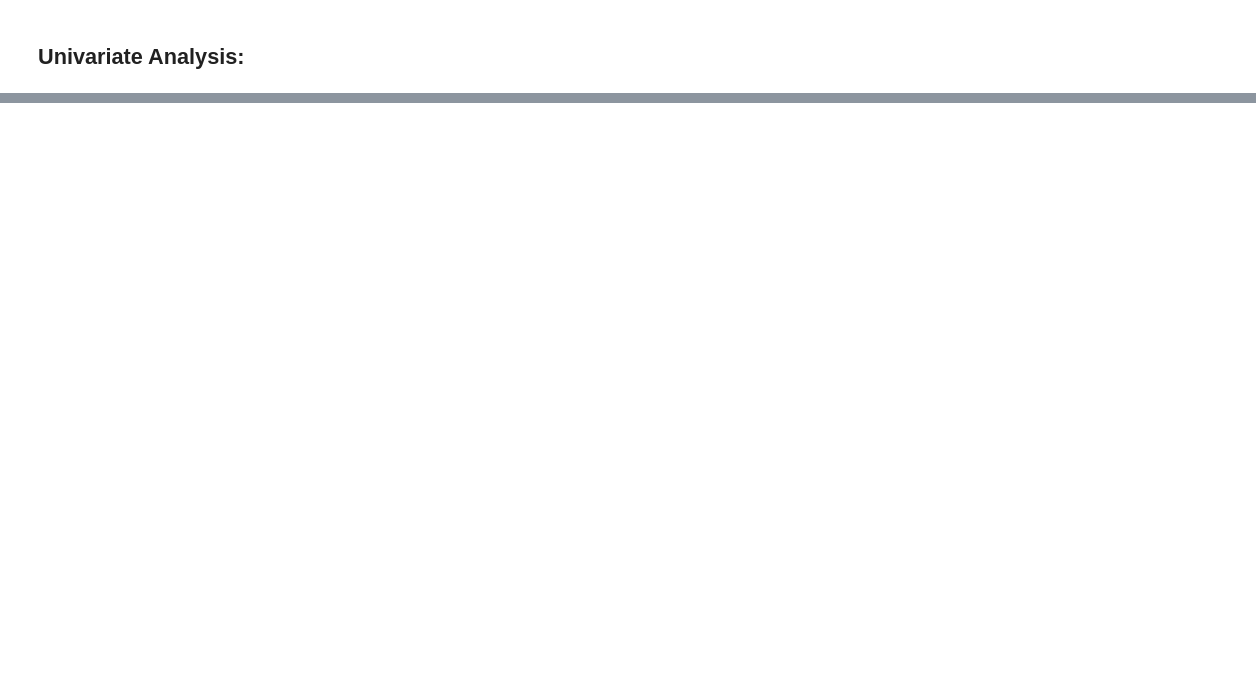
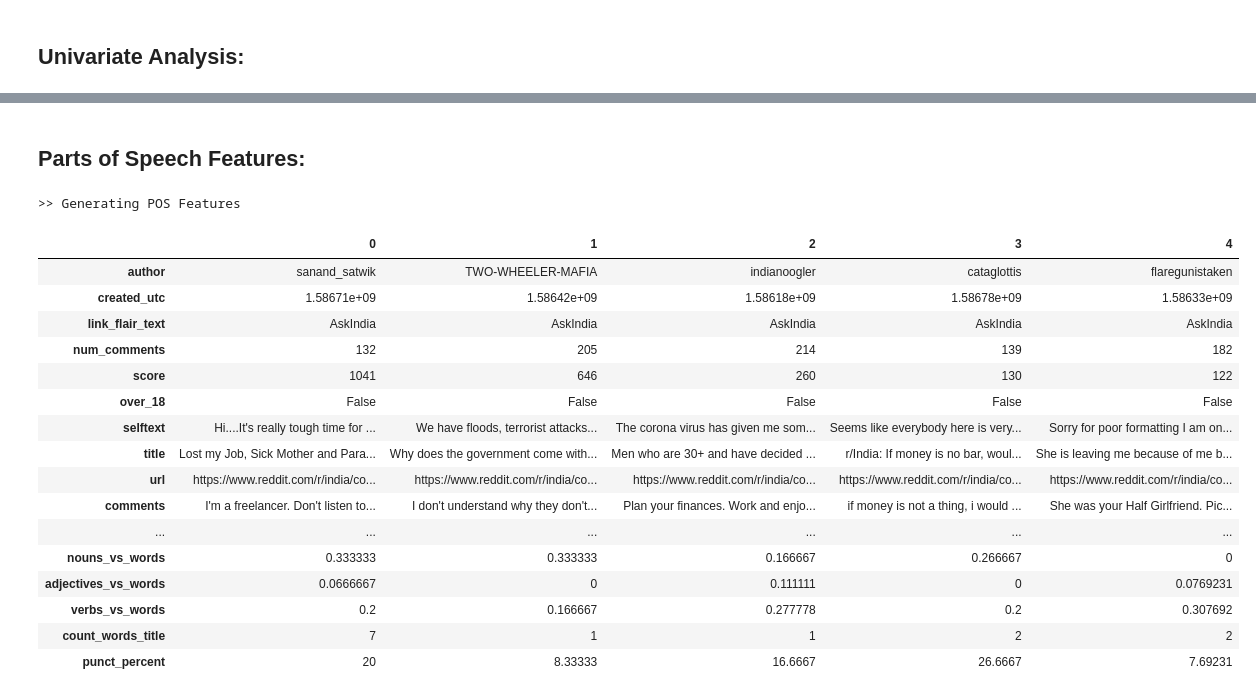
Before and after one commit to gauravchopracg/Reddit-Flair-Detection, a Jupyter notebook: Jupyter Notebooks/Part_II_Exploratory_Data_Analysis_(EDA).ipynb, the cells around one changed output, grey strips where cells are left out. Drawn from its saved outputs; the diff is of its cells as text; code cells hidden in the pictures; blank space fills up the shorter version.

```diff
--- a/Jupyter Notebooks/Part_II_Exploratory_Data_Analysis_(EDA).ipynb
+++ b/Jupyter Notebooks/Part_II_Exploratory_Data_Analysis_(EDA).ipynb
@@ -586,14 +44,0 @@ porter.stem(sentence)
-# %%
-from nltk.tokenize import sent_tokenize, word_tokenize
-
-def stemSentence(sentence):
-  token_words = word_tokenize(sentence)
-  token_words
-  stem_sentence = []
-  for word in token_words:
-    stem_sentence.append(porter.stem(word))
-    stem_sentence.append(" ")
-  return "".join(stem_sentence)
-
-x = stemSentence(sentence)
-print(x)
@@ -663,0 +246,3 @@ for word in sentence_words:
+# %%
+df['title'] = df['title'].astype(str)
+df['link_flair_text'] = df['link_flair_text'].astype(str)
@@ -663,0 +373,49 @@ for word in sentence_words:
+# %% [markdown]
+Parts of Speech Features:
+---
+# %%
+def tag_part_of_speech(text):
+    text_splited = text.split(' ')
+    text_splited = [''.join(c for c in s if c not in string.punctuation) for s in text_splited]
+    text_splited = [s for s in text_splited if s]
+    pos_list = pos_tag(text_splited)
+    noun_count = len([w for w in pos_list if w[1] in ('NN','NNP','NNPS','NNS')])
+    adjective_count = len([w for w in pos_list if w[1] in ('JJ','JJR','JJS')])
+    verb_count = len([w for w in pos_list if w[1] in ('VB','VBD','VBG','VBN','VBP','VBZ')])
+    return[noun_count, adjective_count, verb_count]
+# %%
+print(">> Generating POS Features")
+for df in ([df]):
+    df['nouns'], df['adjectives'], df['verbs'] = zip(*df['title'].apply(
+        lambda comment: tag_part_of_speech(comment)))
+    df['nouns_vs_length'] = df['nouns'] / df['char_count']
+    df['adjectives_vs_length'] = df['adjectives'] / df['char_count']
+    df['verbs_vs_length'] = df['verbs'] /df['char_count']
+    df['nouns_vs_words'] = df['nouns'] / df['num_words']
+    df['adjectives_vs_words'] = df['adjectives'] / df['num_words']
+    df['verbs_vs_words'] = df['verbs'] / df['num_words']
+    # More Handy Features
+    df["count_words_title"] = df["title"].apply(lambda x: len([w for w in str(x).split() if w.istitle()]))
+    df['punct_percent']= df['num_punctuation']*100/df['num_words']
+# %% [output]
+>> Generating POS Features
+# %%
+df.head().T
+# %% [output]
+|  | 0 | 1 | 2 | 3 | 4 |
+| author | sanand_satwik | TWO-WHEELER-MAFIA | indianoogler | cataglottis | flaregunistaken |
+| created_utc | 1.58671e+09 | 1.58642e+09 | 1.58618e+09 | 1.58678e+09 | 1.58633e+09 |
+| link_flair_text | AskIndia | AskIndia | AskIndia | AskIndia | AskIndia |
+| num_comments | 132 | 205 | 214 | 139 | 182 |
+| score | 1041 | 646 | 260 | 130 | 122 |
+| over_18 | False | False | False | False | False |
+| selftext | Hi....It's really tough time for ... | We have floods, terrorist attacks... | The corona virus has given me som... | Seems like everybody here is very... | Sorry for poor formatting I am on... |
+| title | Lost my Job, Sick Mother and Para... | Why does the government come with... | Men who are 30+ and have decided ... | r/India: If money is no bar, woul... | She is leaving me because of me b... |
+| url | https://www.reddit.com/r/india/co... | https://www.reddit.com/r/india/co... | https://www.reddit.com/r/india/co... | https://www.reddit.com/r/india/co... | https://www.reddit.com/r/india/co... |
+| comments | I'm a freelancer. Don't listen to... | I don't understand why they don't... | Plan your finances. Work and enjo... | if money is not a thing, i would ... | She was your Half Girlfriend. Pic... |
+| ... | ... | ... | ... | ... | ... |
+| nouns_vs_words | 0.333333 | 0.333333 | 0.166667 | 0.266667 | 0 |
+| adjectives_vs_words | 0.0666667 | 0 | 0.111111 | 0 | 0.0769231 |
+| verbs_vs_words | 0.2 | 0.166667 | 0.277778 | 0.2 | 0.307692 |
+| count_words_title | 7 | 1 | 1 | 2 | 2 |
+| punct_percent | 20 | 8.33333 | 16.6667 | 26.6667 | 7.69231 |
```
Also changed, not shown: parts of 136 cells of this notebook, 1 other file.
